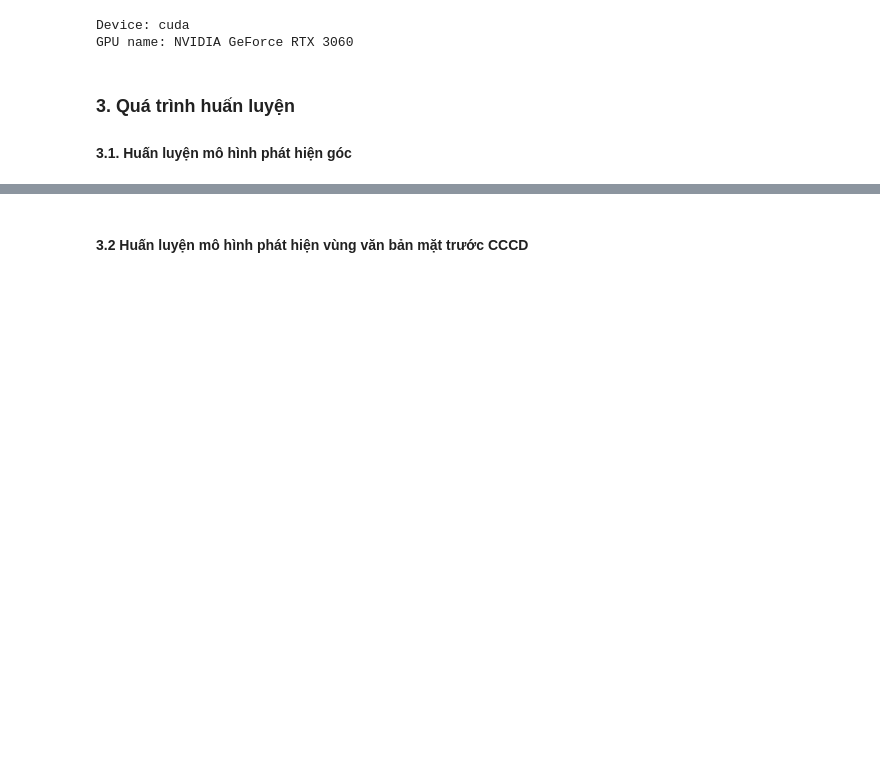
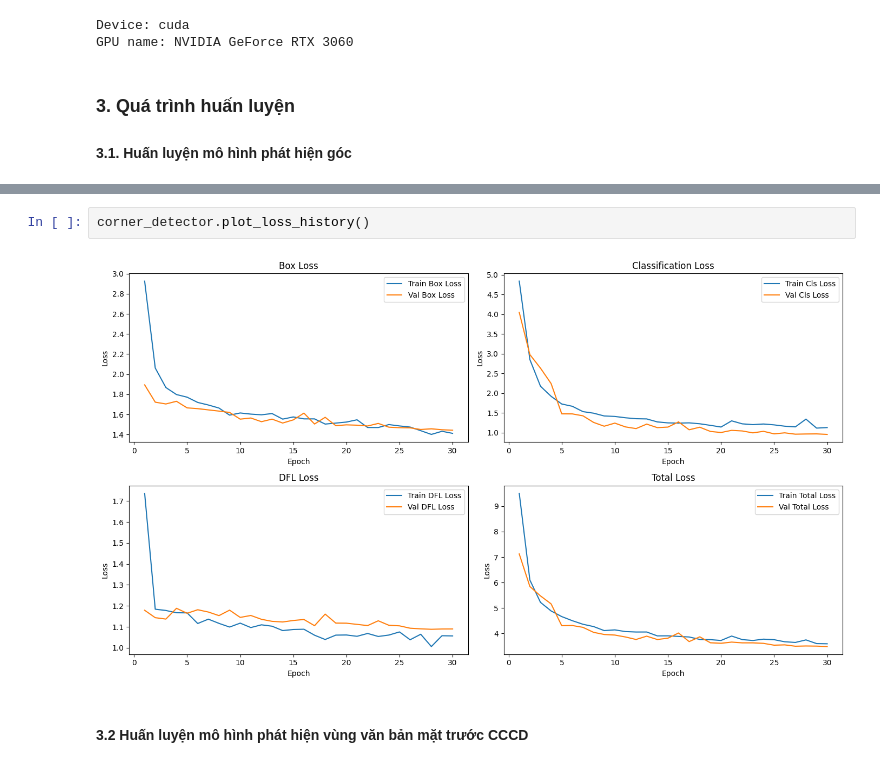
Before and after one commit to ngquochuydl23/VietnameseIDCard, a Jupyter notebook: notebook.ipynb, the cells around one changed output, grey strips where cells are left out. Cells and saved outputs as stored; diff of their text form; blank space fills up the shorter version.

```diff
--- a/notebook.ipynb
+++ b/notebook.ipynb
@@ -447,3 +469,7 @@ Starting training for 30 epochs...
+# %%
+corner_detector.plot_loss_history()
+# %% [output]
+[figure, added]
 # %% [markdown]
 #### 3.2 Huấn luyện mô hình phát hiện vùng văn bản mặt trước CCCD
 # %%
```
Also changed, not shown: parts of 9 cells of this notebook.
